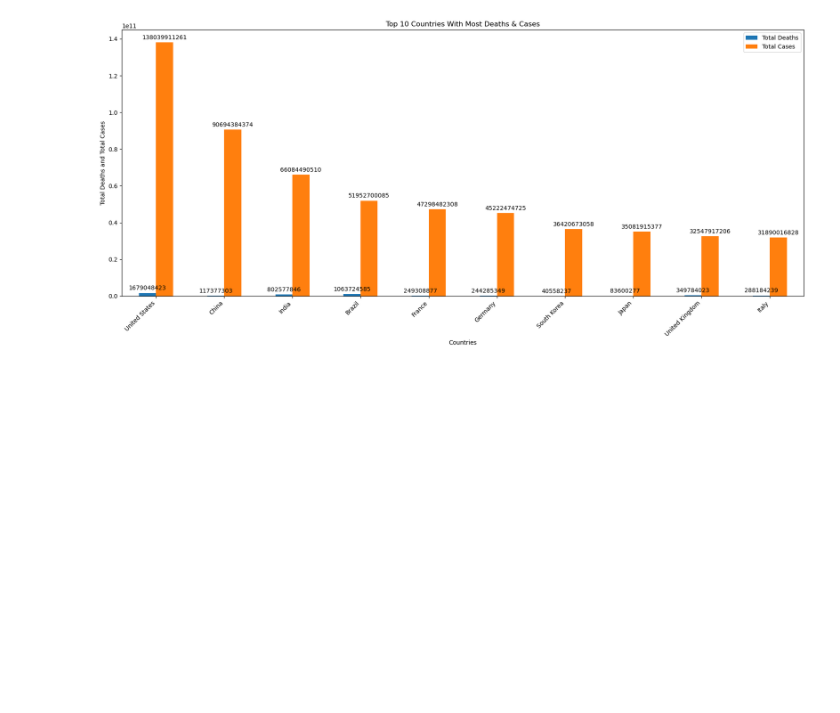
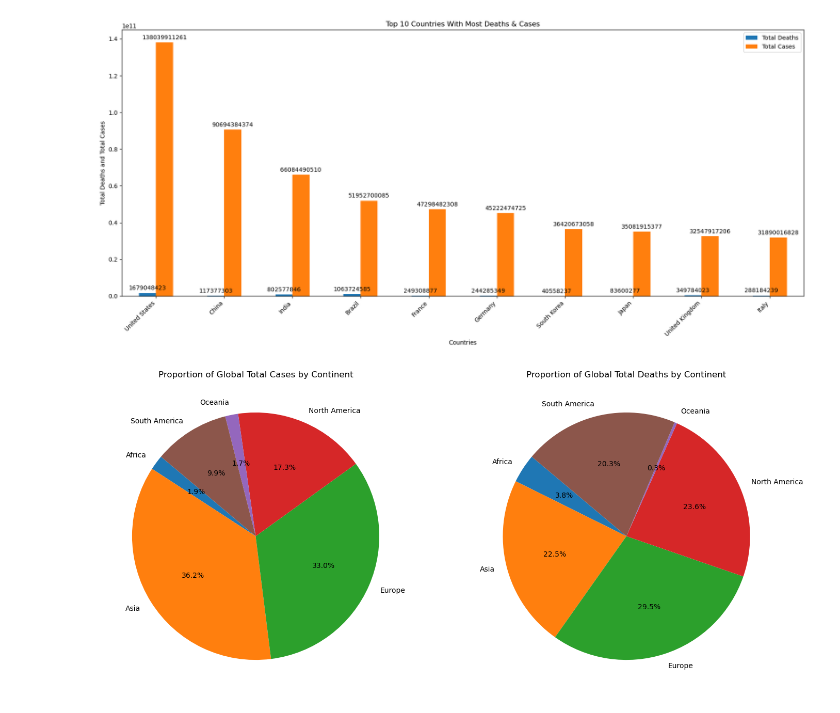
Before and after one commit to HammadAli132/COVID-19-Data-Analysis, a Jupyter notebook: covid-19-data-analysis.ipynb, the cells around one changed output. Cells and saved outputs as stored; diff of their text form; code cells hidden in the pictures; blank space fills up the shorter version.

Commit message:
Continental proportions of total cases and deaths done

```diff
--- a/covid-19-data-analysis.ipynb
+++ b/covid-19-data-analysis.ipynb
@@ -187,3 +187,16 @@ plt.savefig("./output/top_countries_by_deaths_and_cases.png", dpi=300)
 plt.show()
 # %% [output]
 [figure]
+# %%
+# Proportion of Global Cases and Deaths By Continents
+df_global = df_continents[["total_cases", "total_deaths"]].sum().reset_index()
+df_global.rename(columns={"total_deaths": "Total Deaths", "total_cases": "Total Cases"}, inplace=True)
+
+# creating 2 plots using matplotlibs subplots
+fig, axs = plt.subplots(1, 2, figsize=(17, 8)) # 1 row and 2 columns
+df_global.set_index("continent")["Total Cases"].plot(kind="pie", ax=axs[0], ylabel="", autopct="%1.1f%%", shadow=False, startangle=140, title="Proportion of Global Total Cases by Continent")
+df_global.set_index("continent")["Total Deaths"].plot(kind="pie", ax=axs[1], ylabel="", autopct="%1.1f%%", shadow=False, startangle=140, title="Proportion of Global Total Deaths by Continent")
+plt.savefig("./output/continental_proportions_of_deaths_and_cases.png", dpi=300)
+plt.show()
+# %% [output]
+[figure, added]
```
Also changed, not shown: 1 other file.
